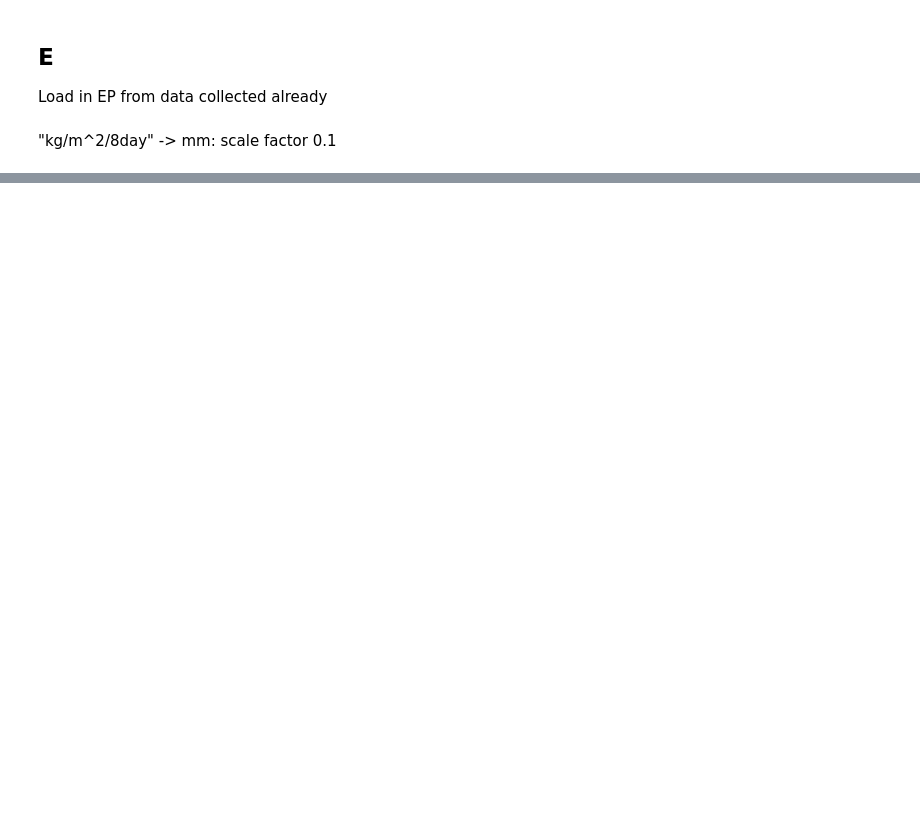
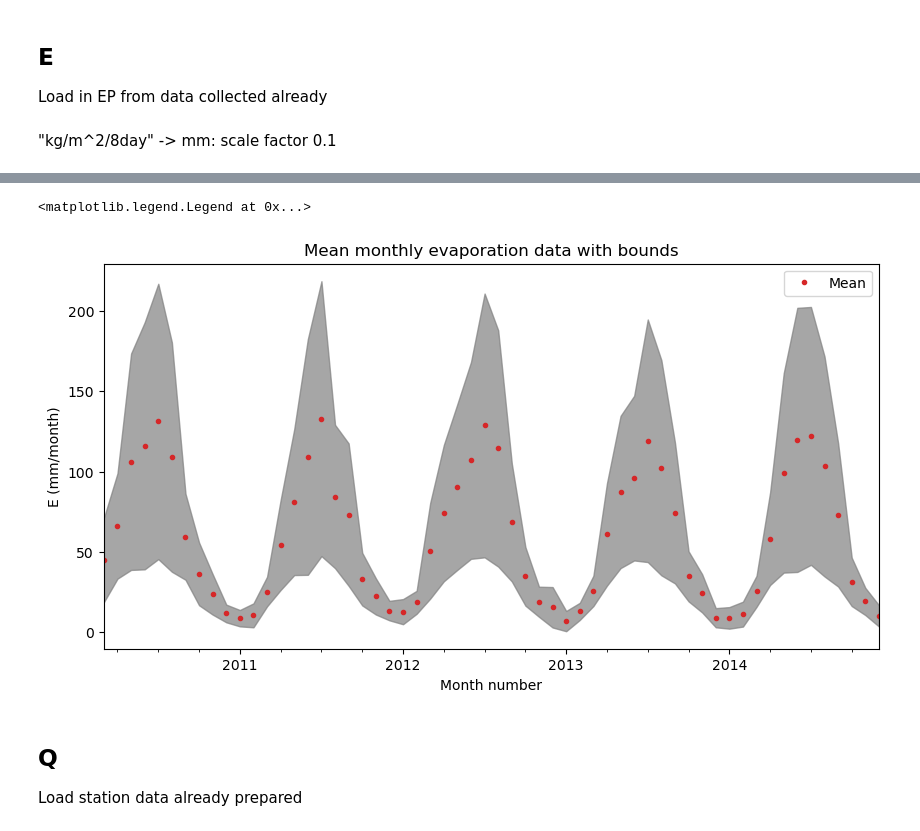
Before and after one commit to Daafip/ENVM1502-Catchment-model, a Jupyter notebook: Python files/2.67.Data_assimilation.ipynb, the cells around one changed output, grey strips where cells are left out. Saved outputs shown, nothing was run; the diff lists cells and outputs as text; code cells hidden in the pictures; blank space fills up the shorter version.

```diff
--- a/Python files/2.67.Data_assimilation.ipynb
+++ b/Python files/2.67.Data_assimilation.ipynb
@@ -88,0 +130,22 @@ KeyError: 'PET'
+# %%
+# Compute monthly mean mE and variance vE of evaporation
+df_e["me"] = df_e.apply(lambda x: np.mean([x[f"{col}"] for col in x.index]),axis=1)
+df_e["ve"] = df_e.apply(lambda x: (np.sum([(x[f"{col}"] - x.me)**2 for col in x.index]))/(len(x.index)-1), axis=1)
+df_e["se"] = df_e.apply(lambda x: np.sqrt(x.ve),axis=1)
+# %%
+# Plot monthly mean and uncertainty interval (+-sigma) of evaporation
+fig, ax = plt.subplots(1,figsize=(10,5))
+df_e[['me']].plot(ax=ax,lw=0,color="C3",marker=".")
+ax.fill_between(df_e.index,(df_e["me"]+df_e["se"]).values,(df_e["me"]-df_e["se"]).values,color="grey",alpha=0.7)
+
+ax.set_title("Mean monthly evaporation data with bounds")
+ax.set_ylabel("E (mm/month)")
+ax.set_xlabel("Month number")
+ax.legend(["Mean"])
+# %% [output]
+<matplotlib.legend.Legend at 0x...>
+[figure, added]
+# %% [markdown]
+## Q
+
+Load station data already prepared
```
Also changed, not shown: parts of 42 cells of this notebook, 7 other files.
